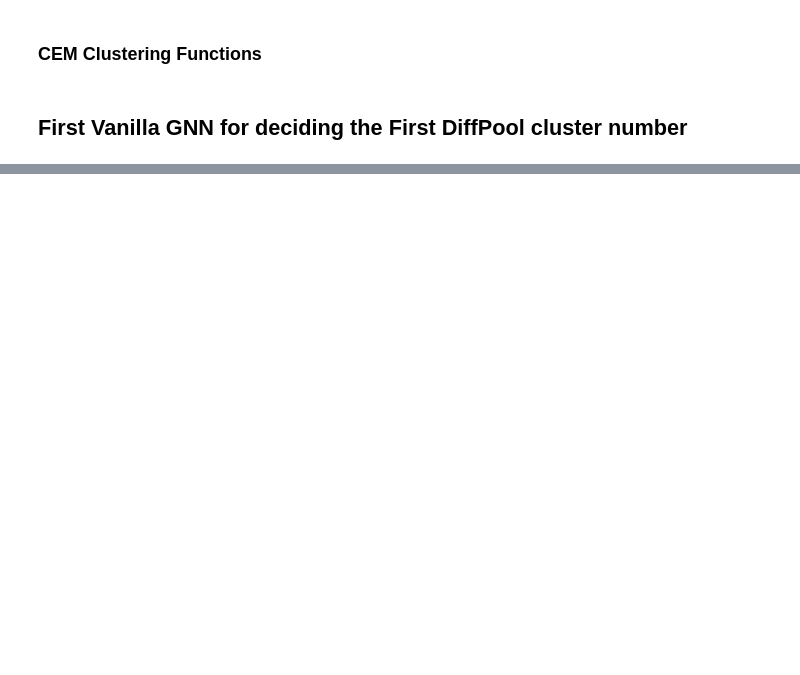
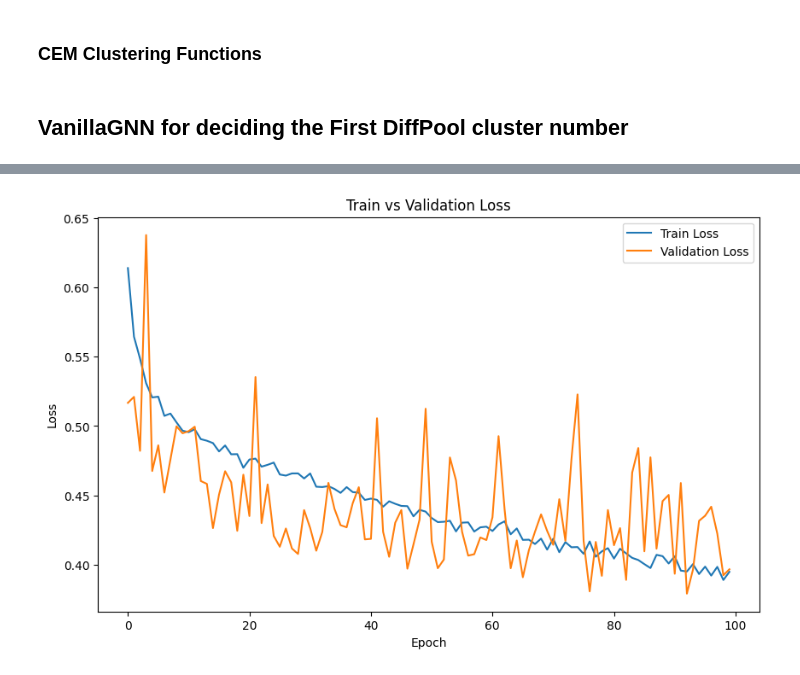
Before and after one commit to Stella-zjy/L65-GDL-project, a Jupyter notebook: CEM-VanillaGCN.ipynb, the cells around one changed output, grey strips where cells are left out. Saved outputs shown, nothing was run; the diff lists cells and outputs as text; code cells hidden in the pictures; blank space fills up the shorter version.

```diff
--- a/CEM-VanillaGCN.ipynb
+++ b/CEM-VanillaGCN.ipynb
@@ -100,10 +111,10 @@ def cem_plot(activation_space_before, graph_nodes_enumerate, DR_method, layer_nu
 # %% [markdown]
-## First Vanilla GNN for deciding the First DiffPool cluster number
+## VanillaGNN for deciding the First DiffPool cluster number
 # %%
 # Define the model
 num_hidden_unit = 40
-model_vanilla = Vanilla_GNN(dataset.num_features, num_hidden_unit, dataset.num_classes)
-model_checkpoint_vanilla = f'vanilla_model_state_dict_best_{num_hidden_unit}.pth'
+model_vanilla = VanillaGNN(dataset.num_features, num_hidden_unit, dataset.num_classes)
+model_checkpoint_vanilla = f'vanilla_model_{num_hidden_unit}_seed_{seed}.pth'
 model_type = 'vanilla'
 
 # Training
@@ -131 +142,2 @@ Epoch 100, Train Loss: 0.3854, Val Loss: 0.4586, Val Acc: 0.7995
+[figure, added]
 # %%
```
Also changed, not shown: parts of 11 cells of this notebook.
